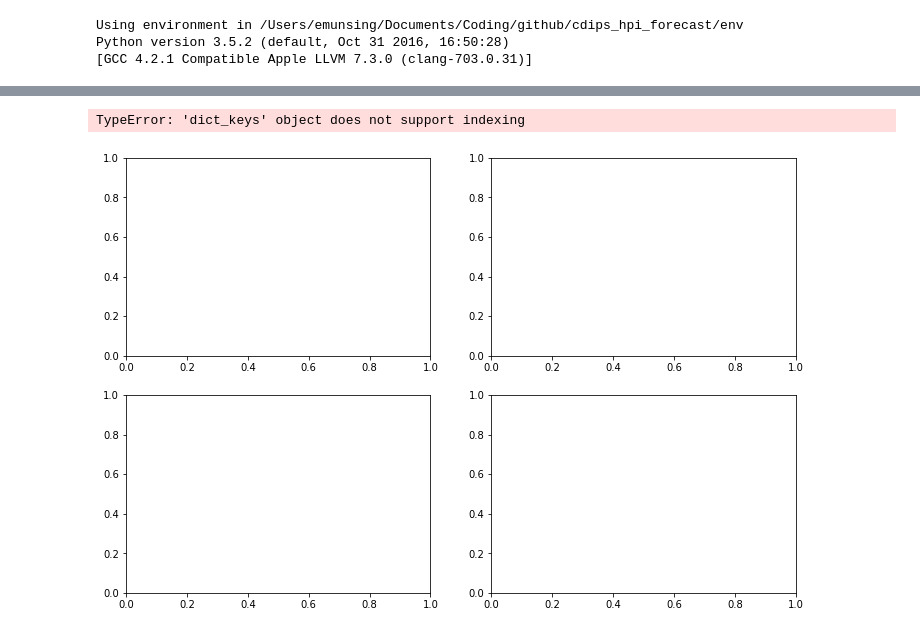
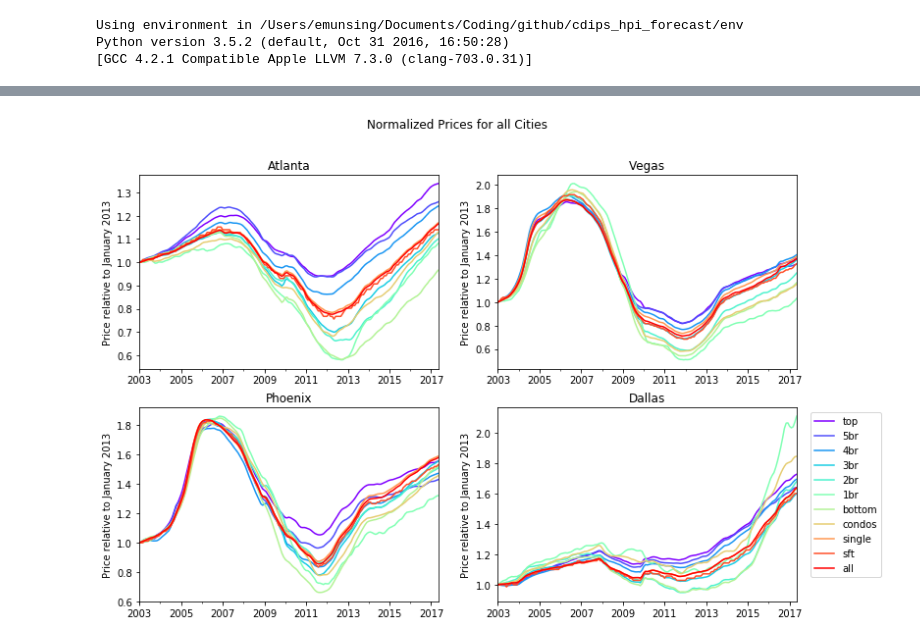
Before and after one commit to kkwteh/cdips_hpi_forecast, a Jupyter notebook: ZHVI_Exploration.ipynb, the cells around one changed output, grey strips where cells are left out. Saved outputs shown, nothing was run; the diff lists cells and outputs as text; code cells hidden in the pictures.

```diff
--- a/ZHVI_Exploration.ipynb
+++ b/ZHVI_Exploration.ipynb
@@ -74,23 +74,22 @@ plt.legend(bbox_to_anchor=(1.3, 1))
 # %%
 fig, axes = plt.subplots(nrows=2, ncols=2,figsize=(12,8))
 
 for i in range( len(metroString) ):
     twobits = '{0:02b}'.format(i)
     row = int(twobits[-1])
     col = int(twobits[-2])
-    city = metroString.keys()[i]
+    city = list(metroString.keys())[i]
 
     # Normalized prices
     allCitiesNormed[city].plot(colormap=cm.rainbow, ax=axes[row,col],title=city,legend=None)
     axes[row,col].set_ylabel('Price relative to January 2013')
 
 #     # Raw prices
 #     allCities[city].plot(colormap=cm.rainbow, ax=axes[row,col],title=city,legend=None)
 #     axes[row,col].set_ylabel('Home Price ($)')
 
 plt.suptitle('Normalized Prices for all Cities')
 plt.legend(bbox_to_anchor=(1.3, 1))
 plt.show()
 # %% [output]
-TypeError: 'dict_keys' object does not support indexing
-[figure, old version]
+[figure, new version]
```
Also changed, not shown: parts of 1 cell of this notebook.
